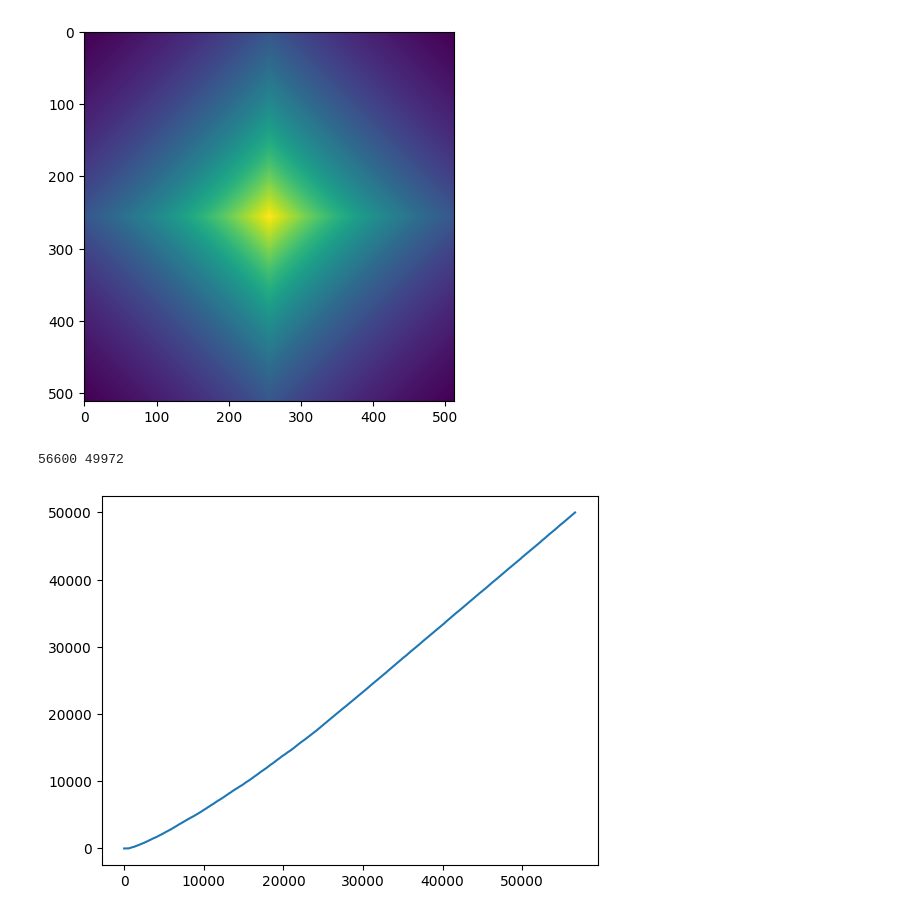
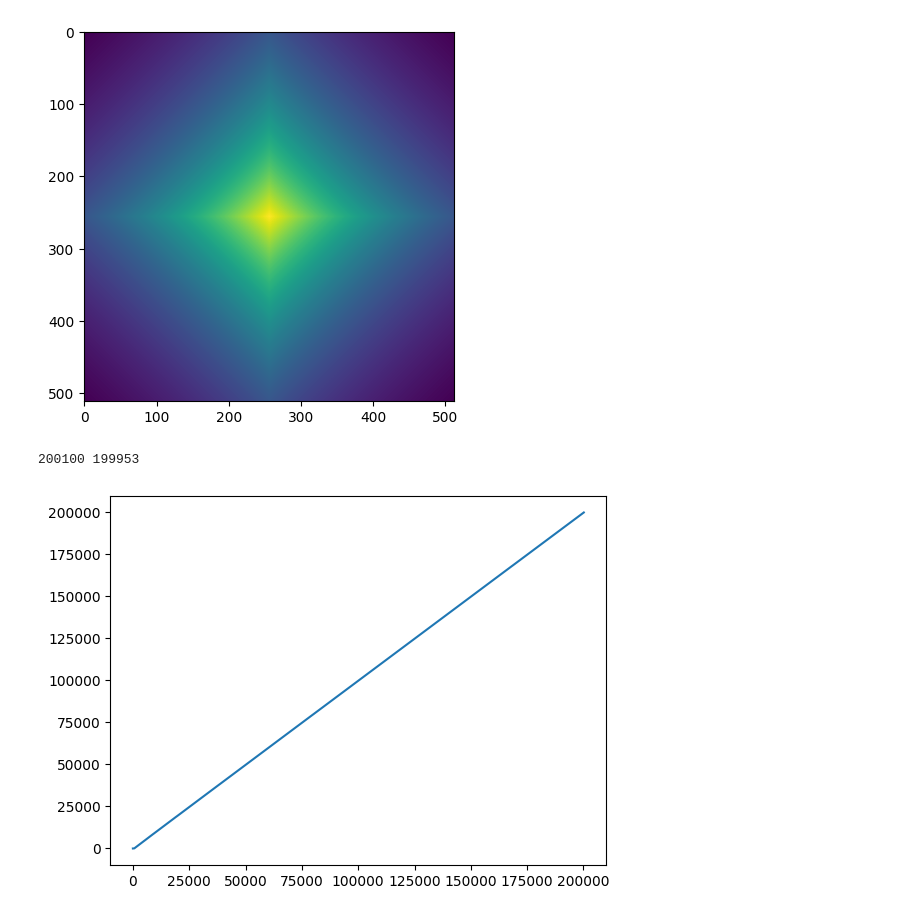
Before and after one commit to aiqojo/csys6020, a Jupyter notebook: HW2_dla.ipynb, the cells around one changed output. Saved outputs shown, nothing was run; the diff lists cells and outputs as text; code cells hidden in the pictures.

```diff
--- a/HW2_dla.ipynb
+++ b/HW2_dla.ipynb
@@ -5,7 +5,7 @@ import cv2
 from scipy.stats import laplace
 import time
 # %%
-fps = 60
+fps = 30
 sec_length = 1000
 steps = fps * sec_length
 cur_frame = 0
@@ -182,11 +182,12 @@ moving_color = (25, 25, 255)
 gradient_img = create_gradient(grid_probs)
 # simulation loop
 # max_frames = 5000
-max_stuck = 50000
+max_stuck = 200000
 
 # using cv2 to create video
 fourcc = cv2.VideoWriter_fourcc(*"mp4v")
-out = cv2.VideoWriter(f"stuck-{max_stuck}.mp4", fourcc, fps, (size, size))
+out = cv2.VideoWriter(f"dla-gifs/stuck-{max_stuck}-{500}-1080p.mp4", fourcc, fps, (1080, 1080))
+frame_skip = 25
 
 # while stuck < 200 and cur_frame < max_frames:
 while stuck < max_stuck:
@@ -195,41 +196,43 @@ while stuck < max_stuck:
         print(cur_frame, stuck, end="\r")
 
     # if there are less than 20 non-stuck walkers, spawn a new one
-    if len(walkers) < 250:
+    if len(walkers) < 500:
         walkers.append(Walker(random_move_prob, size))
 
     # moving walkers
     walk_time_start = time.time()
     for walker in walkers:
         walker.move()
     walk_time_end = time.time()
     # print("walk time: ", walk_time_end - walk_time_start)
 
     stuck += len([walker for walker in walkers if walker.val == 2])
     stuck_history.append(stuck)
     # removing stuck walkers
     walkers = [walker for walker in walkers if walker.val != 2]
 
-    if cur_frame % 5 == 0:
+    if cur_frame % frame_skip == 0:
         print_grid = np.full((size, size, 3), 255, dtype=np.uint8)
         # 2 is white, 1 is red
         print_grid[grid == 2] = stuck_color
         print_grid[grid == 1] = moving_color
 
+        # upscale to 1080x1080
+        print_grid = cv2.resize(print_grid, (1080, 1080), interpolation=cv2.INTER_AREA)
         # writing frame to video
         out.write(print_grid)
 
     cur_frame += 1
 
 out.release()
 
 plt.clf()
 plt.plot(stuck_history)
 plt.show()
 # %% [output]
 [figure]
-56600 49972
+200100 199953
-[figure, old version]
+[figure, new version]
 # %%
 # 1 moving, 2 stuck
 def box_counting(grid, box_sizes):
```
Also changed, not shown: parts of 1 cell of this notebook, 17 other files.
